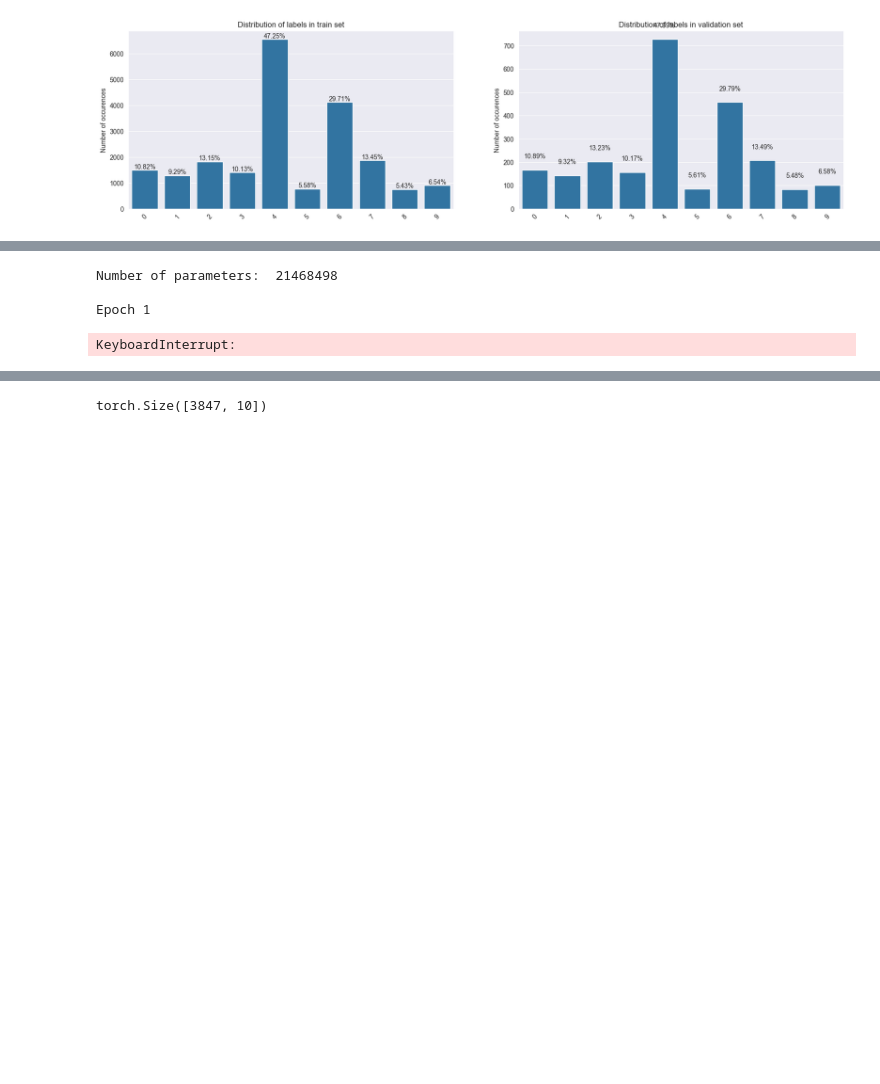
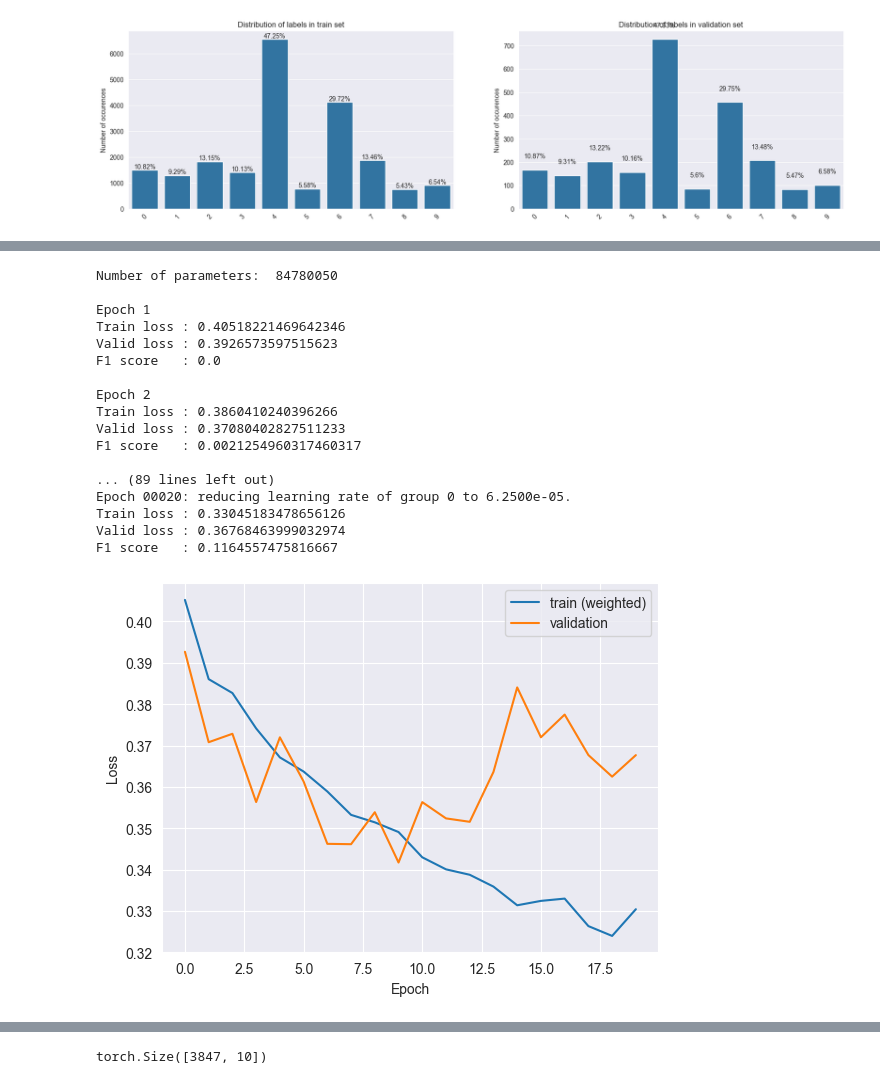
Before and after one commit to robsyc/ProteinLocalizer, a Jupyter notebook: notebook_project2.ipynb, the cells around one changed output, grey strips where cells are left out. Saved outputs shown, nothing was run; the diff lists cells and outputs as text; code cells hidden in the pictures; blank space fills up the shorter version.

```diff
--- a/notebook_project2.ipynb
+++ b/notebook_project2.ipynb
@@ -26,6 +26,8 @@ train_images = './data/train/'
 test_submission = './data/submission.csv'
 test_images = './data/test/'
 
+BATCH_SIZE = 16
+
 label_map = {
     0: 'Mitochondria',
     1: 'Nuclear bodies',
@@ -193,12 +195,12 @@ plt.show()
 # %%
 if hasattr(train_dataset, 'sample_weights'):
     train_sampler = torch.utils.data.WeightedRandomSampler(train_dataset.sample_weights.type('torch.DoubleTensor'), len(train_dataset))
-    train_dataloader = DataLoader(train_dataset, batch_size=64, sampler=train_sampler)
+    train_dataloader = DataLoader(train_dataset, batch_size=BATCH_SIZE, sampler=train_sampler)
 else:
-    train_dataloader = DataLoader(train_dataset, batch_size=64, shuffle=True)
+    train_dataloader = DataLoader(train_dataset, batch_size=BATCH_SIZE, shuffle=True)
 
-valid_dataloader = DataLoader(val_dataset, batch_size=64, shuffle=True)
-test_dataloader = DataLoader(test_dataset, batch_size=64, shuffle=True)
+valid_dataloader = DataLoader(val_dataset, batch_size=BATCH_SIZE, shuffle=True)
+test_dataloader = DataLoader(test_dataset, batch_size=BATCH_SIZE, shuffle=True)
 
 # test dataloader
 test_batch = train_dataloader.__iter__().__next__()
@@ -639,13 +913,26 @@ Prediction:
 # %%
-N_EPOCHS = 12
+from sklearn.metrics import f1_score
+
+N_EPOCHS = 20
+weight_samples = True
+
 # model = ProteinLocalizer().to(device)
 # model = TwoStepProteinLocalizer().to(device)
-model = SimpleProteinLocalizer().to(device)
+# model = SimpleProteinLocalizer().to(device)
+# model = CustomSimpleModel().to(device)
+model = PLCNN().to(device)
 print("Number of parameters: ", sum([p.numel() for p in model.parameters()]), '\n')
 
 # loss function & optimizer
 loss_function = nn.BCEWithLogitsLoss(reduction='none')
-optimizer = torch.optim.Adam(model.parameters(), lr=0.001)
+optimizer = torch.optim.Adam(model.parameters(), lr=0.001, weight_decay=0.0005)
+
+# lr scheduler
+scheduler = torch.optim.lr_scheduler.ReduceLROnPlateau(optimizer, mode='min', factor=0.5, patience=2, verbose=True)
+
+# Gradual transition parameters
+start_epoch = 5
+end_epoch = 15
 
 # training loop
 train_losses = []
@@ -655,6 +942,8 @@ for i in range(1, N_EPOCHS + 1):
     print(f"Epoch {i}")
     train_loss = []
     val_loss = []
+    val_f1 = []
+    alpha = max(0.0, min(1.0, (i - start_epoch) / (end_epoch - start_epoch)))
 
     model.train()
     for batch in train_dataloader:
@@ -665,43 +954,76 @@ for i in range(1, N_EPOCHS + 1):
         # forward pass: run batch through our model, get predictions and compute loss (with sample weights)
         y_hat_batch = model(X_batch)
         loss = loss_function(y_hat_batch, y_batch)
-        loss = torch.mean(loss * sample_weights.unsqueeze(1))
+
+        if weight_samples:
+            # Gradual transition for sample weights (early epochs have low weight, later epochs have full weight)
+            adjusted_sample_weights = alpha * sample_weights + (1 - alpha)
+            # Compute the weighted loss
+            loss = (loss * adjusted_sample_weights.unsqueeze(1)).mean()
+
         train_loss.append(loss.item())
 
         # backward pass: compute gradients of loss w.r.t. model parameters and update weights
         loss.backward()
         optimizer.step()
+
+    # update learning rate
+    scheduler.step(loss)
 
     model.eval()
     with torch.no_grad():
         for batch in valid_dataloader:
             X_batch, y_batch = batch
             X_batch, y_batch = X_batch.to(device), y_batch.to(device)
 
             # forward pass only
             y_hat_batch = model(X_batch)
             loss = loss_function(y_hat_batch, y_batch)
             avg_loss = torch.mean(loss)
             val_loss.append(avg_loss.item())
 
+            # compute F1 score (mean over all labels)
+            y_hat_batch = torch.sigmoid(y_hat_batch)
+            y_hat_batch[y_hat_batch >= 0.5] = 1
+            y_hat_batch[y_hat_batch < 0.5] = 0
+            f1 = f1_score(y_batch.cpu().numpy(), y_hat_batch.cpu().numpy(), average='macro', zero_division=0)
+            val_f1.append(f1)
+
+
     mean_train_loss = np.mean(train_loss)
     mean_val_loss = np.mean(val_loss)
+    mean_val_f1 = np.mean(val_f1)
     print(f"Train loss : {mean_train_loss}")
-    print(f"Valid loss : {mean_val_loss}\n")
+    print(f"Valid loss : {mean_val_loss}")
+    print(f"F1 score   : {mean_val_f1}\n")
     train_losses.append(mean_train_loss)
     val_losses.append(mean_val_loss)
 
 plt.plot(np.arange(len(train_losses)), train_losses, label = "train (weighted)")
 plt.plot(np.arange(len(val_losses)), val_losses, label = "validation")
 plt.xlabel("Epoch")
 plt.ylabel("Loss")
 plt.legend()
 plt.show()
 # %% [output]
-Number of parameters:  21468498
+Number of parameters:  84780050
 
 Epoch 1
+Train loss : 0.40518221469642346
+Valid loss : 0.3926573597515623
+F1 score   : 0.0
+
+Epoch 2
+Train loss : 0.3860410240396266
+Valid loss : 0.37080402827511233
+F1 score   : 0.0021254960317460317
+
+... (89 lines left out)
+Epoch 00020: reducing learning rate of group 0 to 6.2500e-05.
+Train loss : 0.33045183478656126
+Valid loss : 0.36768463999032974
+F1 score   : 0.1164557475816667
-KeyboardInterrupt:
+[figure, added]
 # %%
 model.to('cpu')
 model.eval()
```
Also changed, not shown: parts of 12 cells of this notebook, 1 other file.
